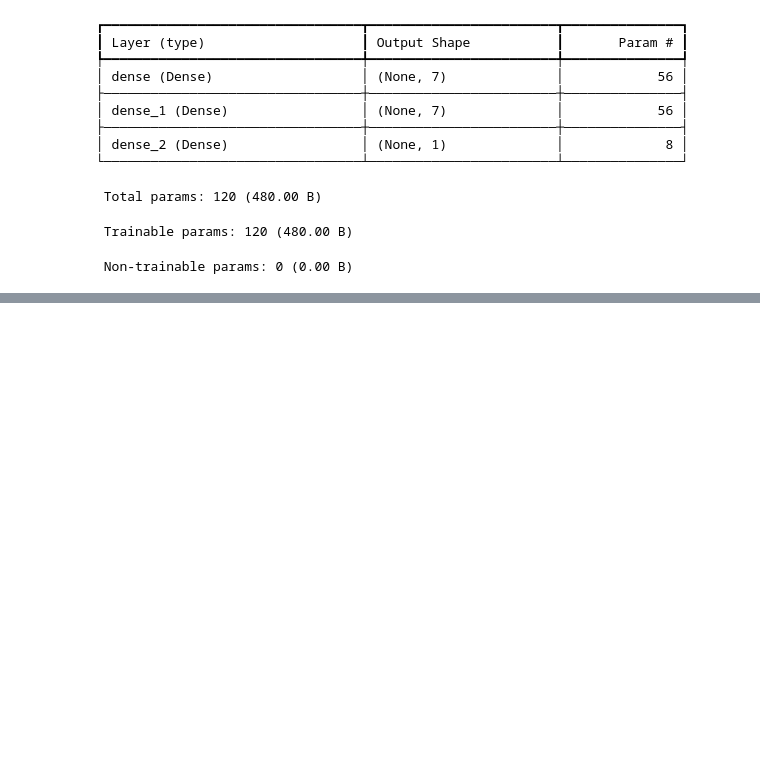
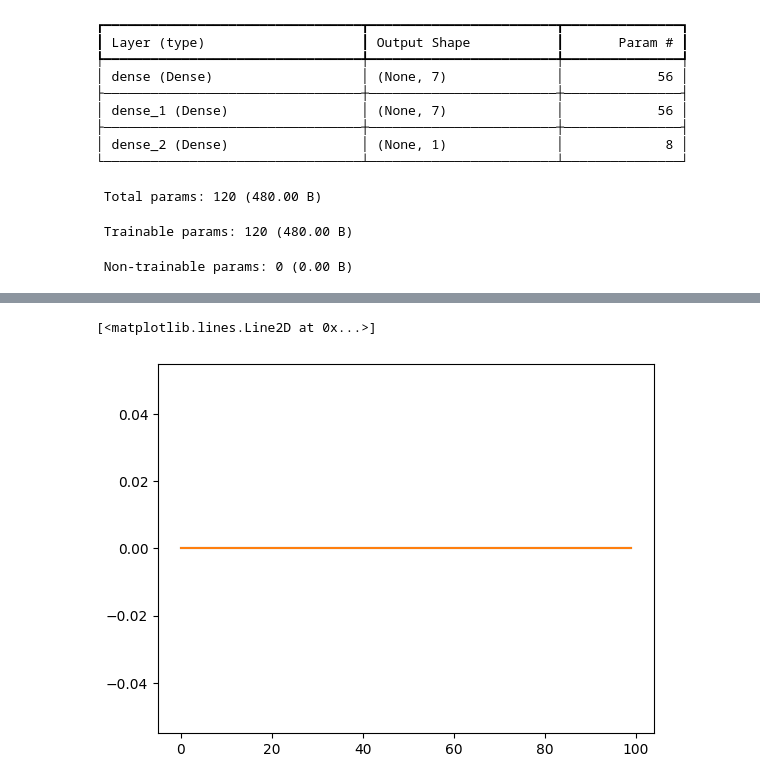
Before and after one commit to Swapn2/deep_learning, a Jupyter notebook: graduate-admission-2.ipynb, the cells around one changed output, grey strips where cells are left out. Cells and saved outputs as stored; diff of their text form; code cells hidden in the pictures; blank space fills up the shorter version.

```diff
--- a/graduate-admission-2.ipynb
+++ b/graduate-admission-2.ipynb
@@ -163,0 +170,6 @@ r2_score(y_test,y_pred)
+# %%
+plt.plot(history.history['accuracy'])
+plt.plot(history.history['val_accuracy'])
+# %% [output]
+[<matplotlib.lines.Line2D at 0x...>]
+[figure, added]
```
Also changed, not shown: parts of 6 cells of this notebook.
